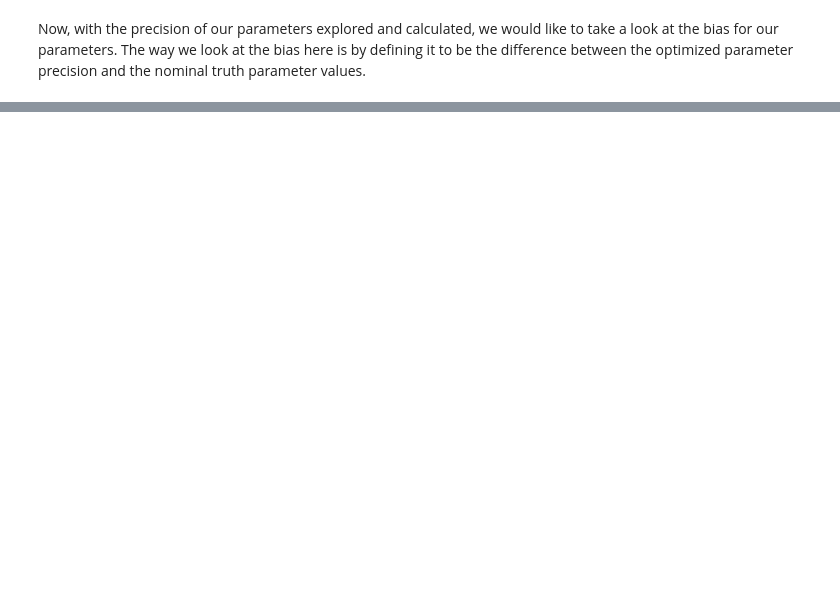
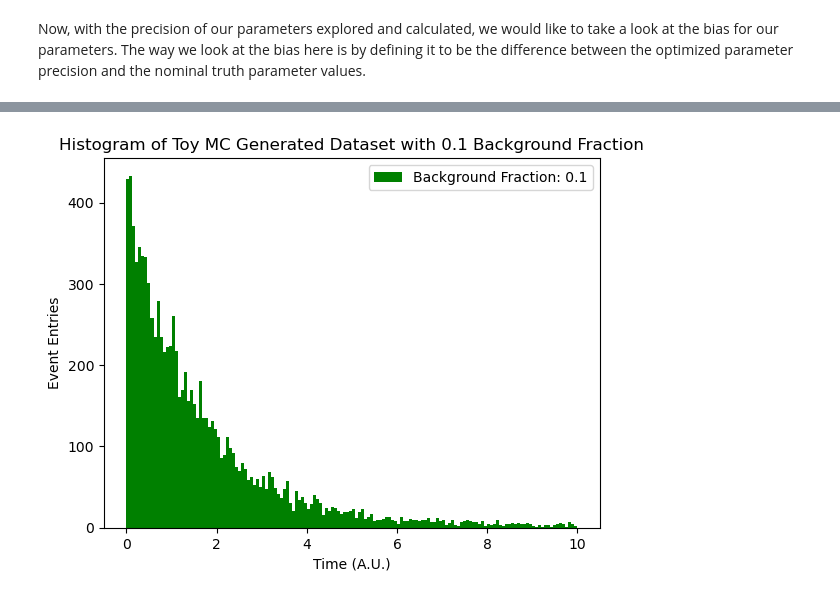
Before and after one commit to wly-wang/DAML23-24, a Jupyter notebook: Report1/s2106059_Report1.ipynb, the cells around one changed output, grey strips where cells are left out. Saved outputs shown, nothing was run; the diff lists cells and outputs as text; code cells hidden in the pictures; blank space fills up the shorter version.

```diff
--- a/Report1/s2106059_Report1.ipynb
+++ b/Report1/s2106059_Report1.ipynb
@@ -371,0 +591,13 @@ Next we need to calculate and assess the bias on the bias we calculated above fo
+# %%
+# initialize pdf class for SignalWithBkg pdf, 0.1 for bkg fraction
+
+pdf_expBkg1 = SignalWithBackground(loBound, hiBound, bkgFraction_vals[1], nominal_params_vals['tau'], nominal_params_vals['delta_m'], \
+                                  nominal_params_vals['V'], nominal_params_vals['decayConst'])
+
+# Generate the dataset for the current bkg fraction
+for i in range(nEvts):
+    pdf_expBkg1.next()
+
+# save the dataset
+dataset1 = pdf_expBkg1.returnMass()
+pdf_expBkg1.flushMass()
@@ -371,0 +658,10 @@ Next we need to calculate and assess the bias on the bias we calculated above fo
+# %%
+plt.hist(dataset1, 150, color=colors[1],\
+         label='Background Fraction: %s' % bkgFraction_vals[1], range=(0., 10.))
+plt.xlabel('Time (A.U.)')
+plt.ylabel('Event Entries')
+plt.title('Histogram of Toy MC Generated Dataset with 0.1 Background Fraction')
+plt.legend()
+plt.show()
+# %% [output]
+[figure, added]
```
Also changed, not shown: parts of 47 cells of this notebook.
